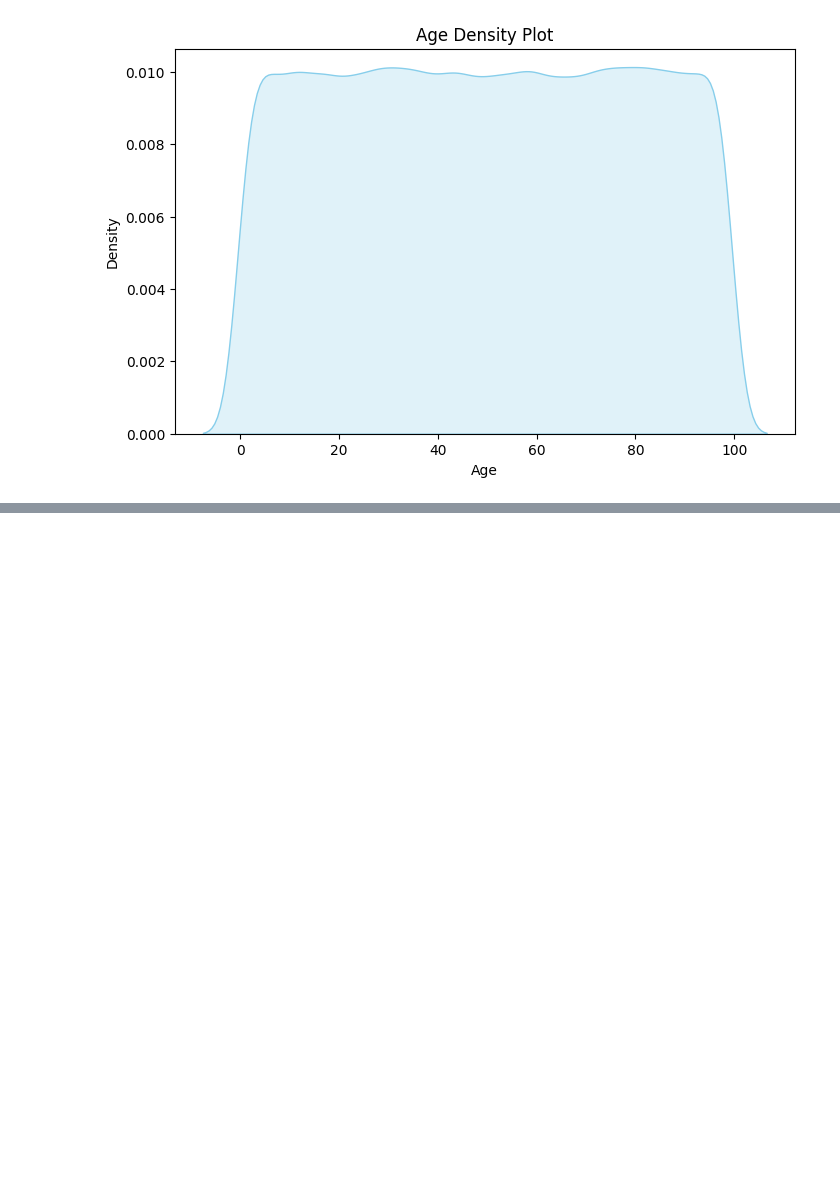
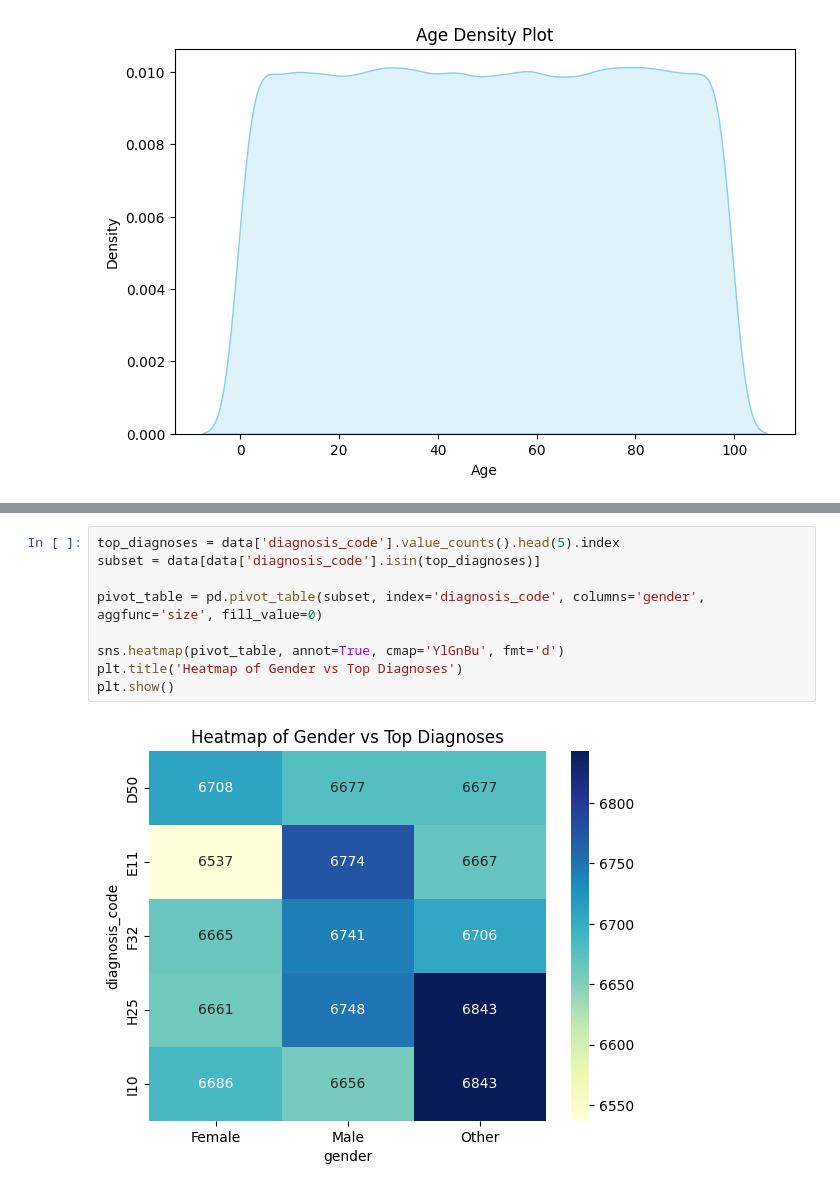
Before and after one commit to Thaheer7/portfolio, a Jupyter notebook: Untitled3.ipynb, the cells around one changed output, grey strips where cells are left out. Drawn from its saved outputs; the diff is of its cells as text; blank space fills up the shorter version.

```diff
--- a/Untitled3.ipynb
+++ b/Untitled3.ipynb
@@ -441,0 +550,11 @@ if 'age' in data.columns:
+# %%
+top_diagnoses = data['diagnosis_code'].value_counts().head(5).index
+subset = data[data['diagnosis_code'].isin(top_diagnoses)]
+
+pivot_table = pd.pivot_table(subset, index='diagnosis_code', columns='gender', aggfunc='size', fill_value=0)
+
+sns.heatmap(pivot_table, annot=True, cmap='YlGnBu', fmt='d')
+plt.title('Heatmap of Gender vs Top Diagnoses')
+plt.show()
+# %% [output]
+[figure, added]
```
Also changed, not shown: parts of 4 cells of this notebook.
